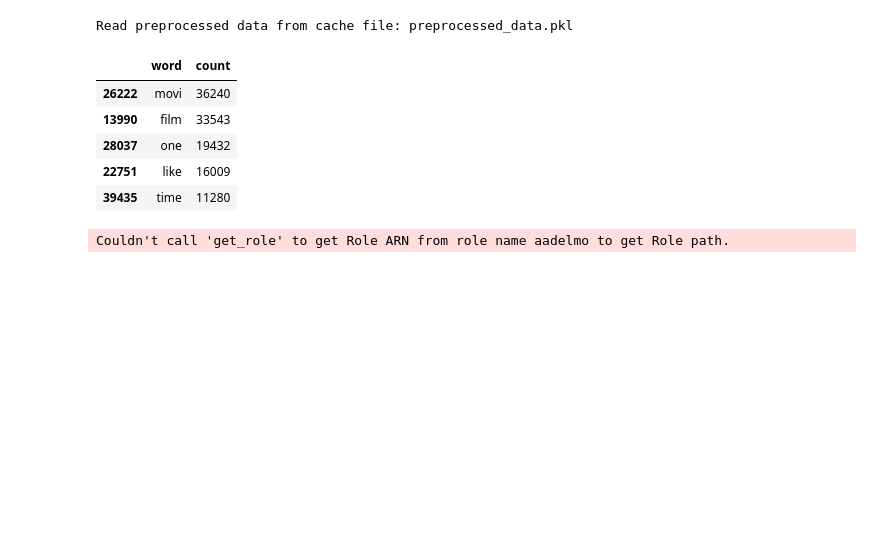
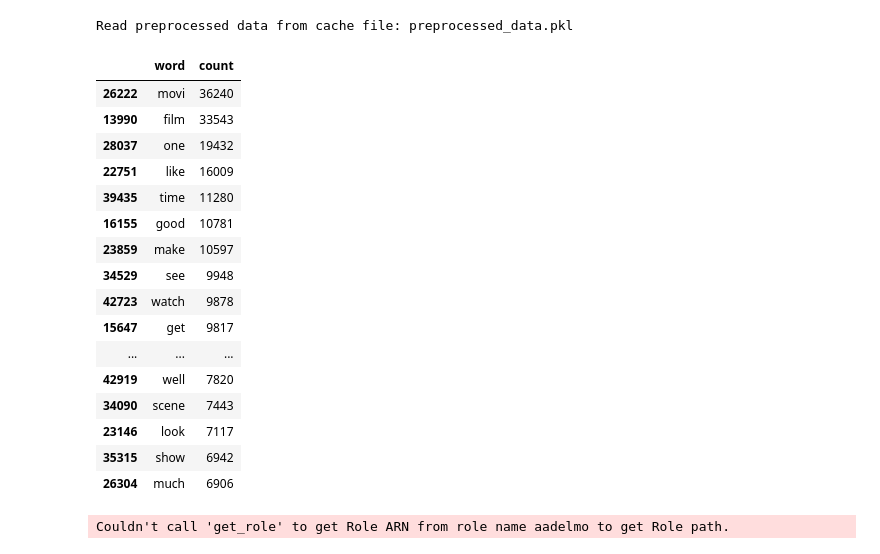
Before and after one commit to adelmofilho/UdacitySentimentAnalysis, a Jupyter notebook: SageMaker Project Enhanced.ipynb, the cells around one changed output. Drawn from its saved outputs; the diff is of its cells as text; code cells hidden in the pictures; blank space fills up the shorter version.

```diff
--- a/SageMaker Project Enhanced.ipynb
+++ b/SageMaker Project Enhanced.ipynb
@@ -223,12 +230,23 @@ word_dict, sorted_words, word_count = build_dict(train_pp_X)
 # %%
-pd.DataFrame(word_count.items(), columns = ["word", "count"]).sort_values(by="count",ascending=False).head(5)
+pd.DataFrame(word_count.items(), columns = ["word", "count"]).sort_values(by="count",ascending=False).head(20)
 # %% [output]
 |  | word | count |
 | 26222 | movi | 36240 |
 | 13990 | film | 33543 |
 | 28037 | one | 19432 |
 | 22751 | like | 16009 |
 | 39435 | time | 11280 |
+| 16155 | good | 10781 |
+| 23859 | make | 10597 |
+| 34529 | see | 9948 |
+| 42723 | watch | 9878 |
+| 15647 | get | 9817 |
+| ... | ... | ... |
+| 42919 | well | 7820 |
+| 34090 | scene | 7443 |
+| 23146 | look | 7117 |
+| 35315 | show | 6942 |
+| 26304 | much | 6906 |
 # %%
 if not os.path.exists(pytorch_dir): # Make sure that the folder exists
     os.makedirs(pytorch_dir)
```
Also changed, not shown: parts of 29 cells of this notebook, 5 other files.
